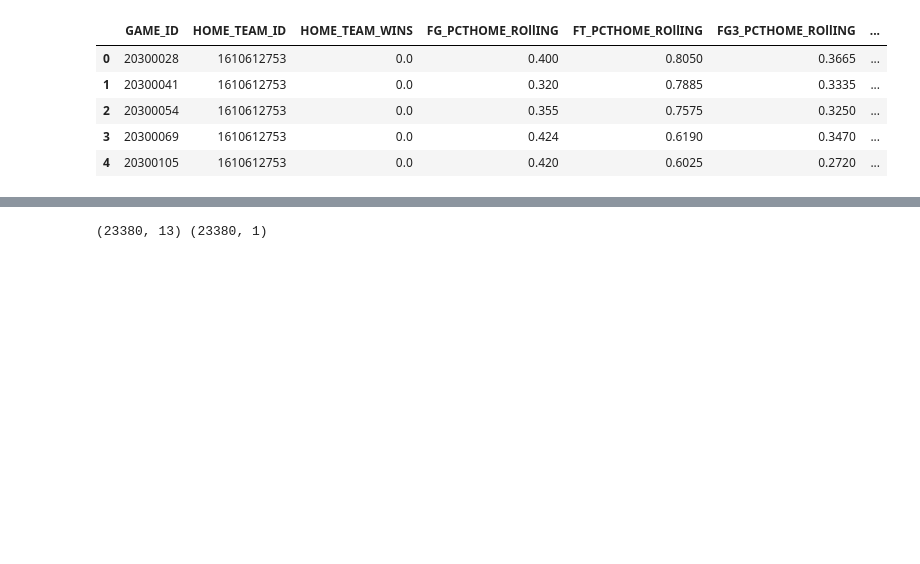
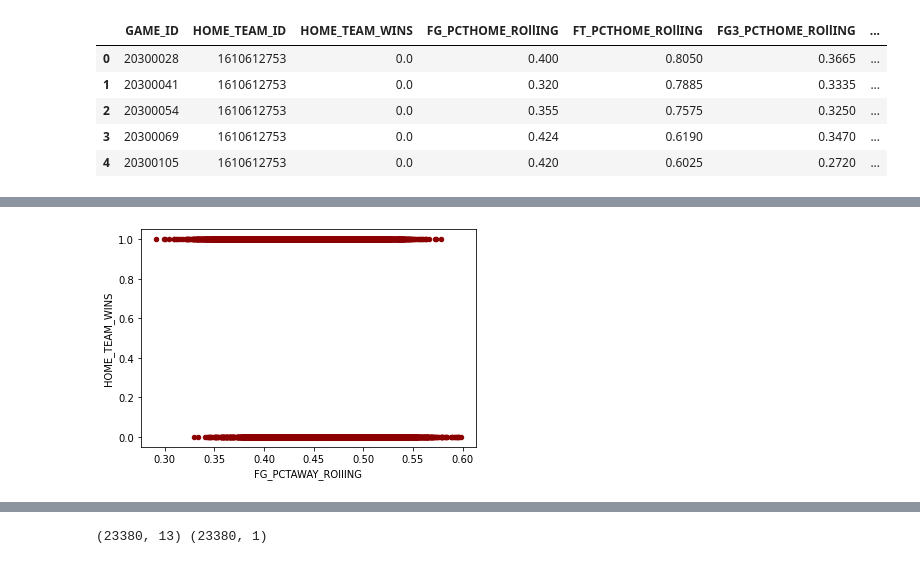
Before and after one commit to olivedisaster/final-project, a Jupyter notebook: rstest.ipynb, the cells around one changed output, grey strips where cells are left out. Cells and saved outputs as stored; diff of their text form; code cells hidden in the pictures; blank space fills up the shorter version.

```diff
--- a/rstest.ipynb
+++ b/rstest.ipynb
@@ -168,0 +271,6 @@ clean_data.head()
+# %%
+ax1 = clean_data.plot.scatter(x='FG_PCTAWAY_ROllING',
+                      y='HOME_TEAM_WINS',
+                      c='DarkRed')
+# %% [output]
+[figure, added]
```
Also changed, not shown: parts of 21 cells of this notebook.
